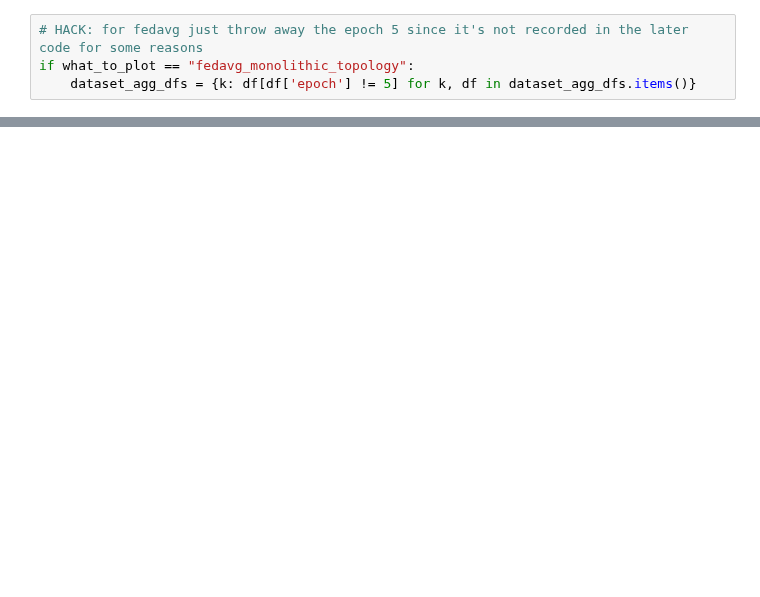
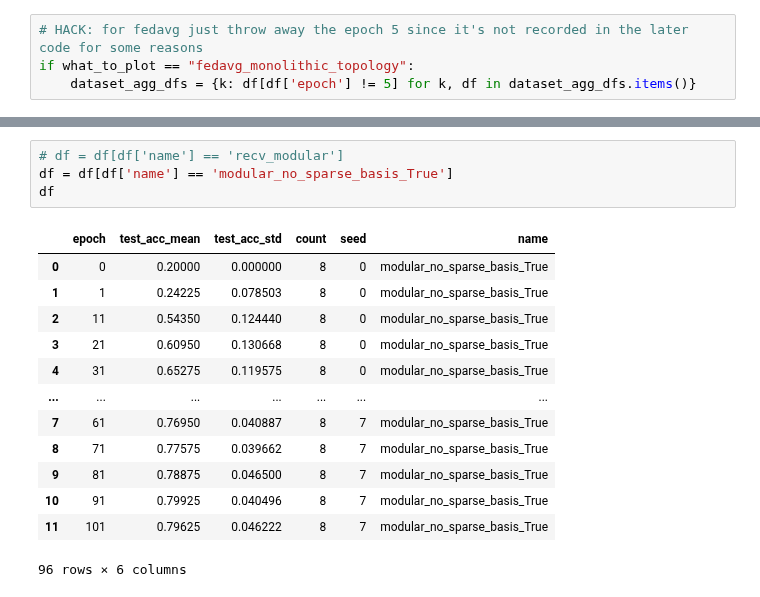
Before and after one commit to vlongle/learning-hive, a Jupyter notebook: plot_learning_curve.ipynb, the cells around one changed output, grey strips where cells are left out. Drawn from its saved outputs; the diff is of its cells as text; blank space fills up the shorter version.

```diff
--- a/plot_learning_curve.ipynb
+++ b/plot_learning_curve.ipynb
@@ -403,0 +471,18 @@ if what_to_plot == "fedavg_monolithic_topology":
+# %%
+# df = df[df['name'] == 'recv_modular']
+df = df[df['name'] == 'modular_no_sparse_basis_True']
+df
+# %% [output]
+|  | epoch | test_acc_mean | test_acc_std | count | seed | name |
+| 0 | 0 | 0.20000 | 0.000000 | 8 | 0 | modular_no_sparse_basis_True |
+| 1 | 1 | 0.24225 | 0.078503 | 8 | 0 | modular_no_sparse_basis_True |
+| 2 | 11 | 0.54350 | 0.124440 | 8 | 0 | modular_no_sparse_basis_True |
+| 3 | 21 | 0.60950 | 0.130668 | 8 | 0 | modular_no_sparse_basis_True |
+| 4 | 31 | 0.65275 | 0.119575 | 8 | 0 | modular_no_sparse_basis_True |
+| ... | ... | ... | ... | ... | ... | ... |
+| 7 | 61 | 0.76950 | 0.040887 | 8 | 7 | modular_no_sparse_basis_True |
+| 8 | 71 | 0.77575 | 0.039662 | 8 | 7 | modular_no_sparse_basis_True |
+| 9 | 81 | 0.78875 | 0.046500 | 8 | 7 | modular_no_sparse_basis_True |
+| 10 | 91 | 0.79925 | 0.040496 | 8 | 7 | modular_no_sparse_basis_True |
+| 11 | 101 | 0.79625 | 0.046222 | 8 | 7 | modular_no_sparse_basis_True |
+96 rows × 6 columns
```
Also changed, not shown: parts of 13 cells of this notebook, 19 other files.
